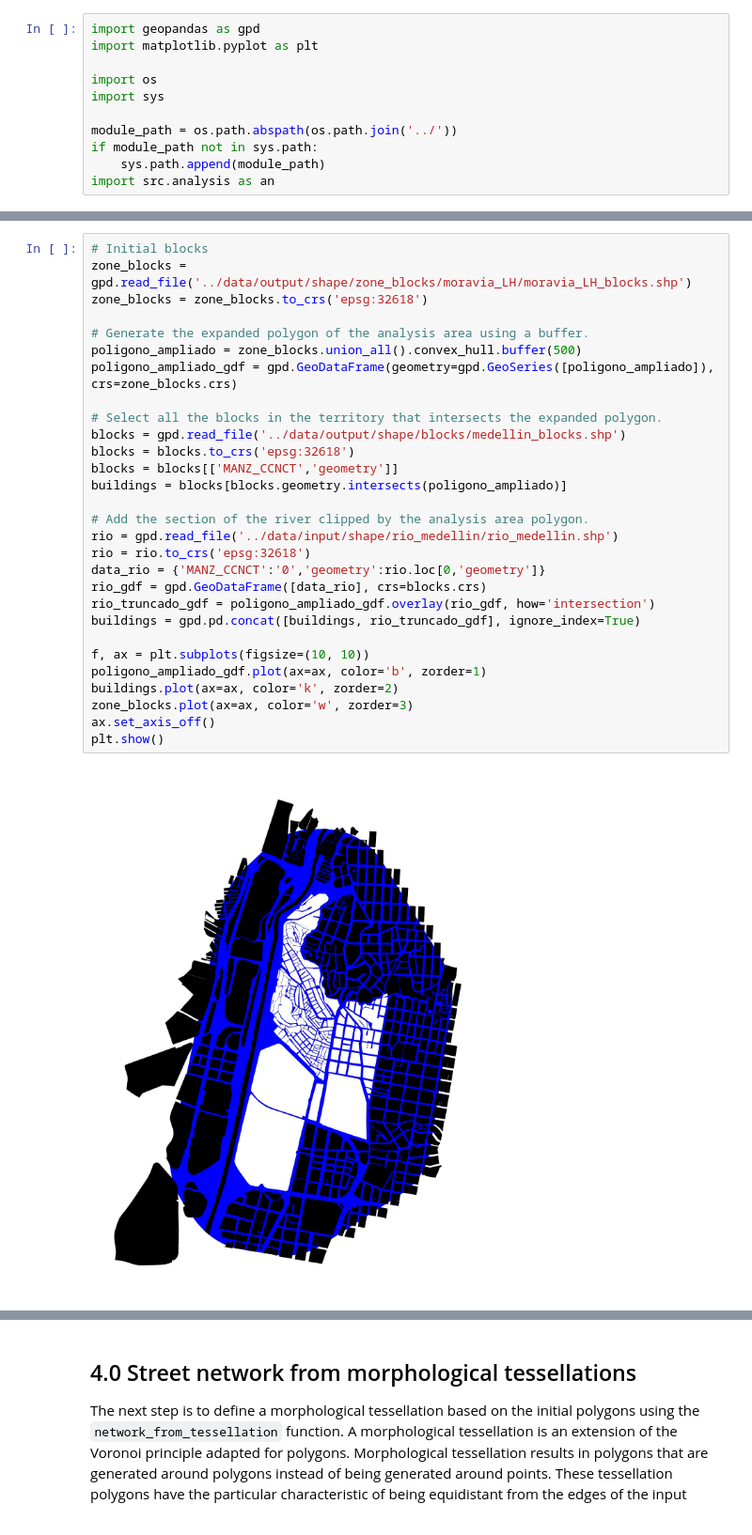
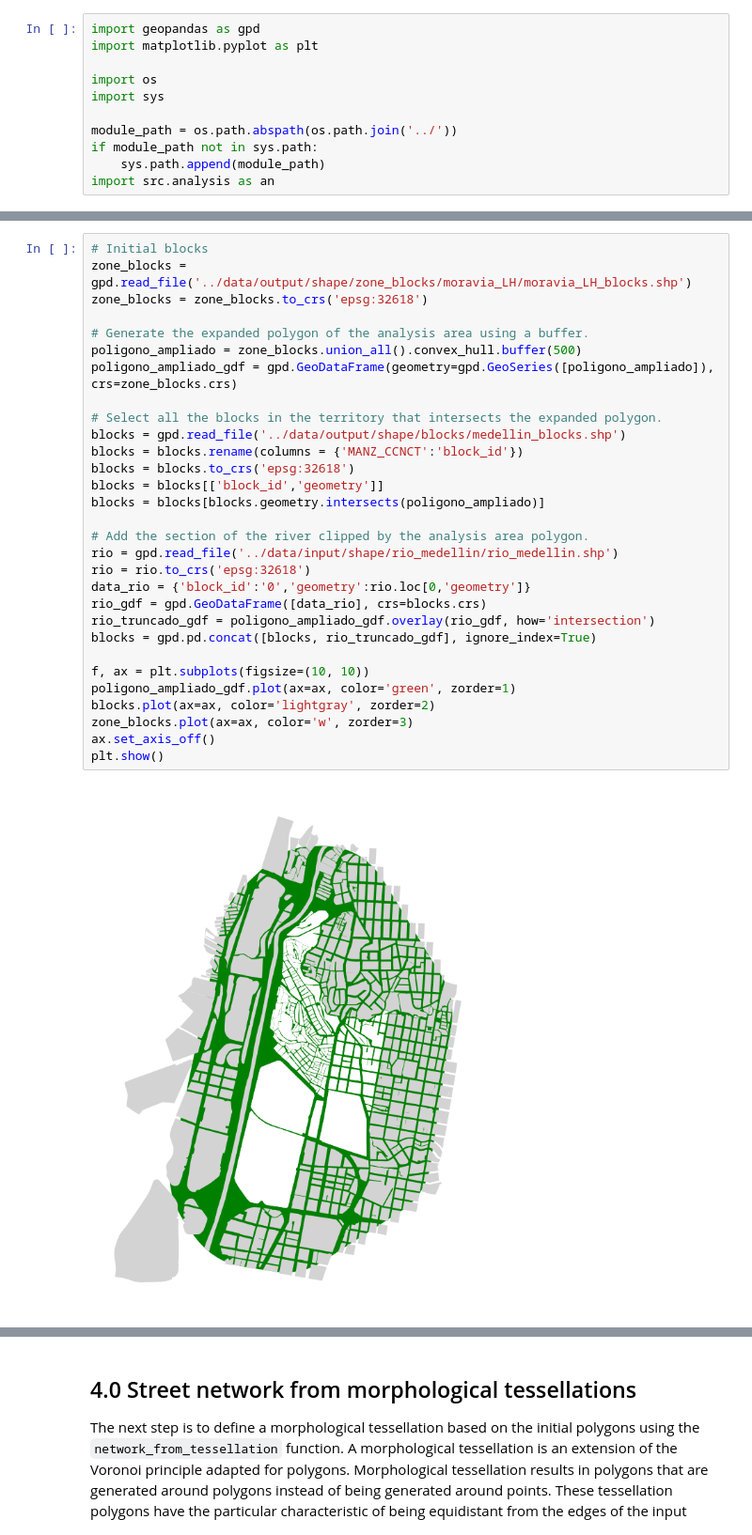
Before and after one commit to Observatorio-Ciudades/vref_walkability_index, a Jupyter notebook: demo/01_PL_Tessellation_network.ipynb, the cells around one changed output, grey strips where cells are left out. Shown at 94% size. Drawn from its saved outputs; the diff is of its cells as text.

```diff
--- a/demo/01_PL_Tessellation_network.ipynb
+++ b/demo/01_PL_Tessellation_network.ipynb
@@ -28,32 +28,33 @@ We start by defining an analysis zone, which will be considered as a 500 meter b
 # %%
 # Initial blocks
 zone_blocks = gpd.read_file('../data/output/shape/zone_blocks/moravia_LH/moravia_LH_blocks.shp')
 zone_blocks = zone_blocks.to_crs('epsg:32618')
 
 # Generate the expanded polygon of the analysis area using a buffer.
 poligono_ampliado = zone_blocks.union_all().convex_hull.buffer(500)
 poligono_ampliado_gdf = gpd.GeoDataFrame(geometry=gpd.GeoSeries([poligono_ampliado]), crs=zone_blocks.crs)
 
 # Select all the blocks in the territory that intersects the expanded polygon.
 blocks = gpd.read_file('../data/output/shape/blocks/medellin_blocks.shp')
+blocks = blocks.rename(columns = {'MANZ_CCNCT':'block_id'})
 blocks = blocks.to_crs('epsg:32618')
-blocks = blocks[['MANZ_CCNCT','geometry']]
-buildings = blocks[blocks.geometry.intersects(poligono_ampliado)]
+blocks = blocks[['block_id','geometry']]
+blocks = blocks[blocks.geometry.intersects(poligono_ampliado)]
 
 # Add the section of the river clipped by the analysis area polygon.
 rio = gpd.read_file('../data/input/shape/rio_medellin/rio_medellin.shp')
 rio = rio.to_crs('epsg:32618')
-data_rio = {'MANZ_CCNCT':'0','geometry':rio.loc[0,'geometry']}
+data_rio = {'block_id':'0','geometry':rio.loc[0,'geometry']}
 rio_gdf = gpd.GeoDataFrame([data_rio], crs=blocks.crs)
 rio_truncado_gdf = poligono_ampliado_gdf.overlay(rio_gdf, how='intersection')
-buildings = gpd.pd.concat([buildings, rio_truncado_gdf], ignore_index=True)
+blocks = gpd.pd.concat([blocks, rio_truncado_gdf], ignore_index=True)
 
 f, ax = plt.subplots(figsize=(10, 10))
-poligono_ampliado_gdf.plot(ax=ax, color='b', zorder=1)
-buildings.plot(ax=ax, color='k', zorder=2)
+poligono_ampliado_gdf.plot(ax=ax, color='green', zorder=1)
+blocks.plot(ax=ax, color='lightgray', zorder=2)
 zone_blocks.plot(ax=ax, color='w', zorder=3)
 ax.set_axis_off()
 plt.show()
 # %% [output]
-[figure, old version]
+[figure, new version]
 # %% [markdown]
```
Also changed, not shown: parts of 8 cells of this notebook, 1 other file.
